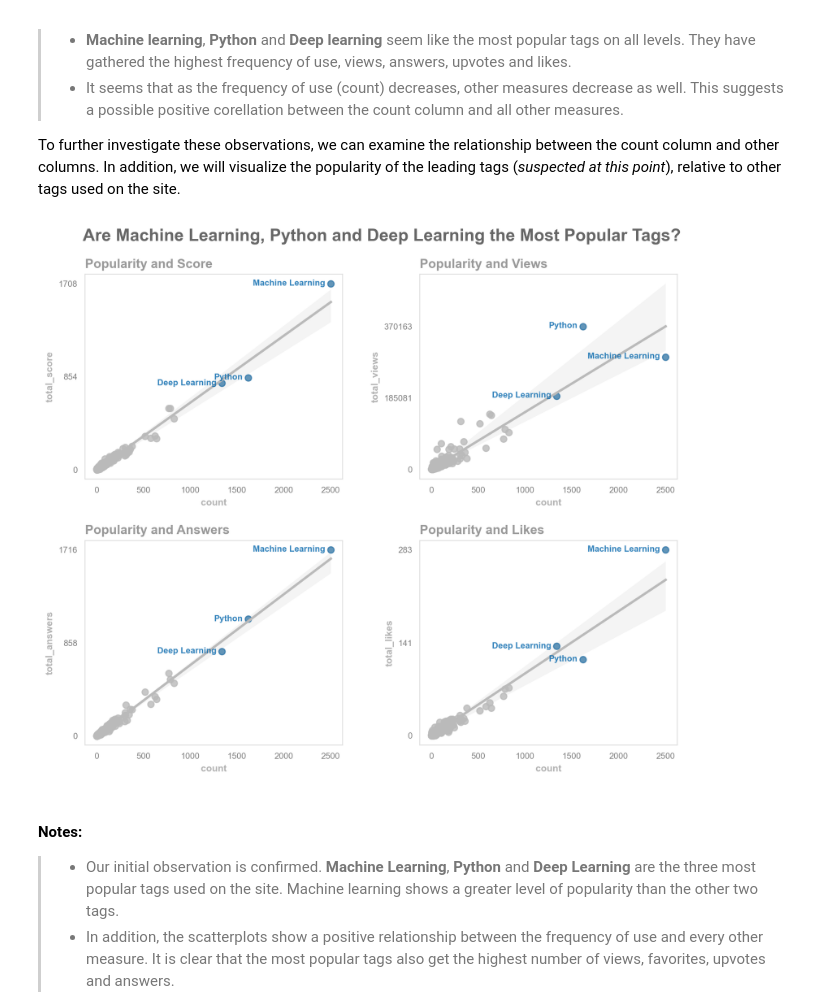
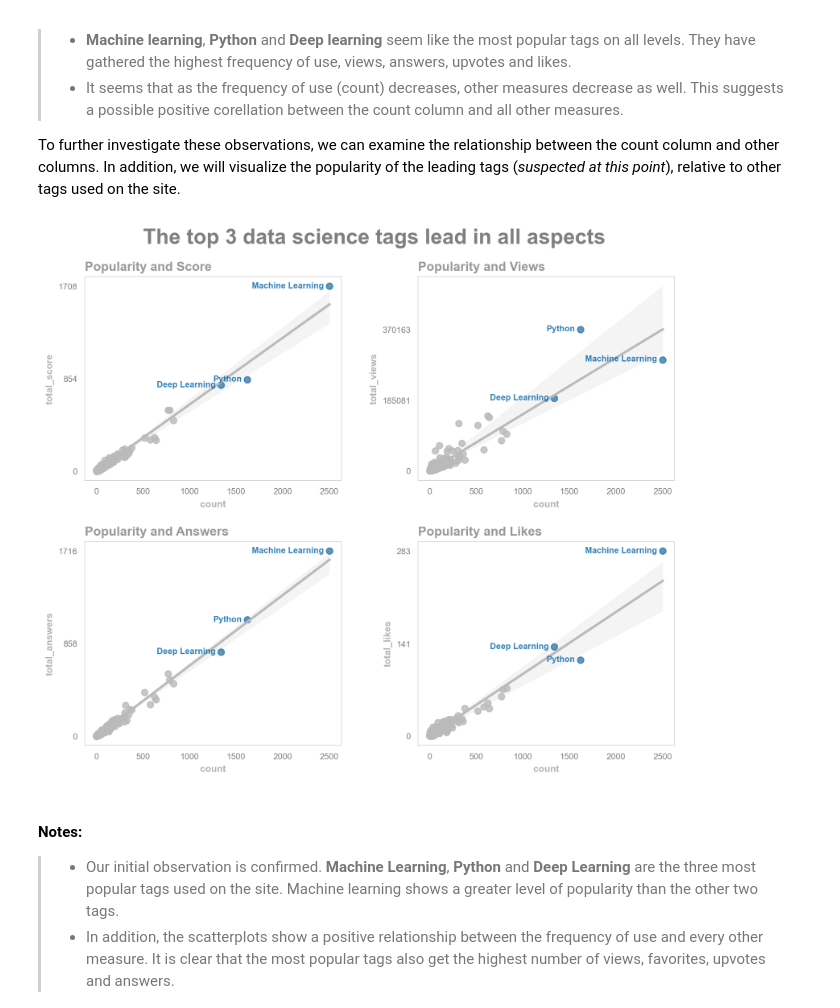
Before and after one commit to Lippins/Popular_DS_questions, a Jupyter notebook: notebook.ipynb, the cells around one changed output. Drawn from its saved outputs; the diff is of its cells as text; code cells hidden in the pictures.

Commit message:
feat: Update deep learning trend insights

```diff
--- a/notebook.ipynb
+++ b/notebook.ipynb
@@ -276,36 +276,36 @@ for index, col in zip(range(4), facets):
                 color='#BABABA')
 
     plt.scatter(data=aggregate_df.loc[leading_tags],
                 x='count', y=col,
                 c='#0064AB', alpha=0.5)
 
     for tag in leading_tags:
         plt.text(x=aggregate_df.loc[tag, 'count']-60,
                  y=aggregate_df.loc[tag, col] - aggregate_df[col].max()/100,
                  s= tag.replace('-', ' ').title(), alpha=0.8,
                  fontsize=8, color='#0064AB', fontweight='bold',
                  ha='right')
 
     plt.xticks(color='gray', fontsize=8)
     plt.yticks([0, int(aggregate_df[col].max()/2), aggregate_df[col].max()],
                color='gray', fontsize=8)
     plt.xlabel('count', fontsize='9', fontweight='bold', alpha=0.3)
     plt.ylabel(col, fontsize='9', fontweight='bold', alpha=0.3)
     plt.title('Popularity and {}'.format(col.split('_')[1].title()), weight='bold', alpha=0.4,
               loc='left')
 
 axes_list = fig.get_axes()
 for ax in axes_list:
     for loc in ['left', 'bottom', 'top', 'right']:
         ax.spines[loc].set_color('#DDD')
     ax.tick_params(left=False, bottom=False)
 
-axes_list[0].text(x= -150, y= 2100, fontsize=16, fontweight='bold', alpha=0.6,
-                  s='Are Machine Learning, Python and Deep Learning the Most Popular Tags?')
+axes_list[0].text(x= 500, y= 2100, fontsize=20, fontweight='bold', alpha=0.5,
+                  s='The top 3 data science tags lead in all aspects')
 
 plt.subplots_adjust(hspace=0.3, wspace=0.3);
 # %% [output]
-[figure, old version]
+[figure, new version]
 # %% [markdown]
 #### Notes:
 >- Our initial observation is confirmed. **Machine Learning**, **Python** and **Deep Learning** are the three most popular tags used on the site. Machine learning shows a greater level of popularity than the other two tags.
```
Also changed, not shown: parts of 38 cells of this notebook.
